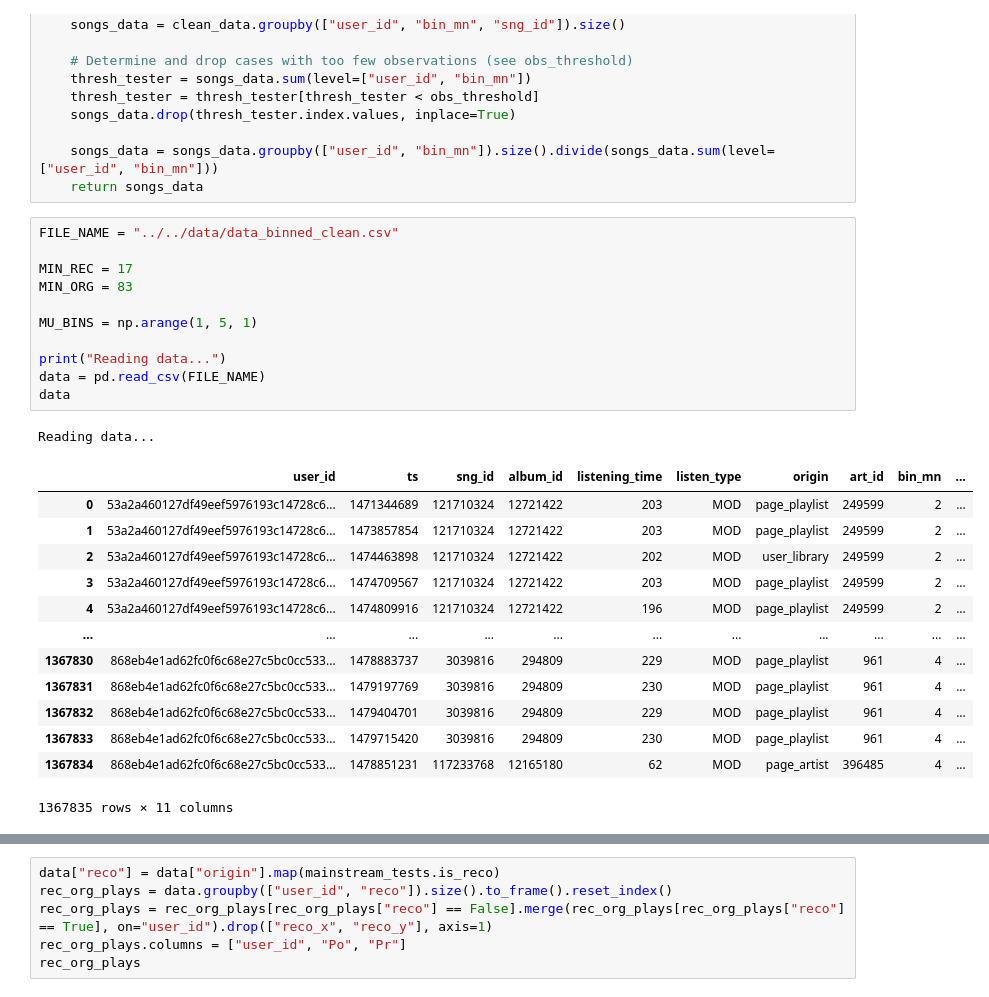
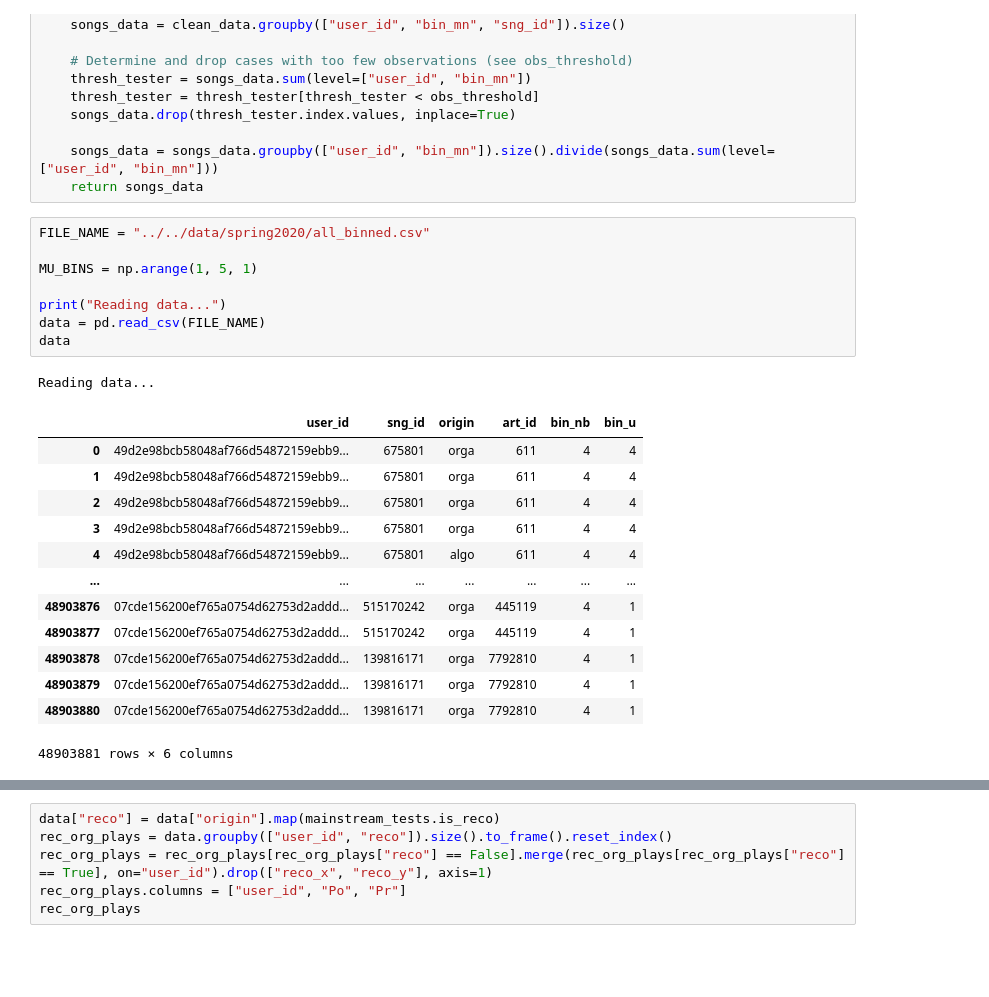
Before and after one commit to QuVil/cmb-recommendation, a Jupyter notebook: src/analysis/exploratory.ipynb, the cells around one changed output, grey strips where cells are left out. Drawn from its saved outputs; the diff is of its cells as text; blank space fills up the shorter version.

```diff
--- a/src/analysis/exploratory.ipynb
+++ b/src/analysis/exploratory.ipynb
@@ -59,31 +56,28 @@ def get_sp_binned(clean_data, obs_threshold=7):
     songs_data = songs_data.groupby(["user_id", "bin_mn"]).size().divide(songs_data.sum(level=["user_id", "bin_mn"]))
     return songs_data
 # %%
-FILE_NAME = "../../data/data_binned_clean.csv"
-
-MIN_REC = 17
-MIN_ORG = 83
+FILE_NAME = "../../data/spring2020/all_binned.csv"
 
 MU_BINS = np.arange(1, 5, 1)
 
 print("Reading data...")
 data = pd.read_csv(FILE_NAME)
 data
 # %% [output]
 Reading data...
-|  | user_id | ts | sng_id | album_id | listening_time | listen_type | origin | art_id | bin_mn | ... |
-| 0 | 53a2a460127df49eef5976193c14728c6... | 1471344689 | 121710324 | 12721422 | 203 | MOD | page_playlist | 249599 | 2 | ... |
-| 1 | 53a2a460127df49eef5976193c14728c6... | 1473857854 | 121710324 | 12721422 | 203 | MOD | page_playlist | 249599 | 2 | ... |
-| 2 | 53a2a460127df49eef5976193c14728c6... | 1474463898 | 121710324 | 12721422 | 202 | MOD | user_library | 249599 | 2 | ... |
-| 3 | 53a2a460127df49eef5976193c14728c6... | 1474709567 | 121710324 | 12721422 | 203 | MOD | page_playlist | 249599 | 2 | ... |
-| 4 | 53a2a460127df49eef5976193c14728c6... | 1474809916 | 121710324 | 12721422 | 196 | MOD | page_playlist | 249599 | 2 | ... |
-| ... | ... | ... | ... | ... | ... | ... | ... | ... | ... | ... |
-| 1367830 | 868eb4e1ad62fc0f6c68e27c5bc0cc533... | 1478883737 | 3039816 | 294809 | 229 | MOD | page_playlist | 961 | 4 | ... |
-| 1367831 | 868eb4e1ad62fc0f6c68e27c5bc0cc533... | 1479197769 | 3039816 | 294809 | 230 | MOD | page_playlist | 961 | 4 | ... |
-| 1367832 | 868eb4e1ad62fc0f6c68e27c5bc0cc533... | 1479404701 | 3039816 | 294809 | 229 | MOD | page_playlist | 961 | 4 | ... |
-| 1367833 | 868eb4e1ad62fc0f6c68e27c5bc0cc533... | 1479715420 | 3039816 | 294809 | 230 | MOD | page_playlist | 961 | 4 | ... |
-| 1367834 | 868eb4e1ad62fc0f6c68e27c5bc0cc533... | 1478851231 | 117233768 | 12165180 | 62 | MOD | page_artist | 396485 | 4 | ... |
+|  | user_id | sng_id | origin | art_id | bin_nb | bin_u |
+| 0 | 49d2e98bcb58048af766d54872159ebb9... | 675801 | orga | 611 | 4 | 4 |
+| 1 | 49d2e98bcb58048af766d54872159ebb9... | 675801 | orga | 611 | 4 | 4 |
+| 2 | 49d2e98bcb58048af766d54872159ebb9... | 675801 | orga | 611 | 4 | 4 |
+| 3 | 49d2e98bcb58048af766d54872159ebb9... | 675801 | orga | 611 | 4 | 4 |
+| 4 | 49d2e98bcb58048af766d54872159ebb9... | 675801 | algo | 611 | 4 | 4 |
+| ... | ... | ... | ... | ... | ... | ... |
+| 48903876 | 07cde156200ef765a0754d62753d2addd... | 515170242 | orga | 445119 | 4 | 1 |
+| 48903877 | 07cde156200ef765a0754d62753d2addd... | 515170242 | orga | 445119 | 4 | 1 |
+| 48903878 | 07cde156200ef765a0754d62753d2addd... | 139816171 | orga | 7792810 | 4 | 1 |
+| 48903879 | 07cde156200ef765a0754d62753d2addd... | 139816171 | orga | 7792810 | 4 | 1 |
+| 48903880 | 07cde156200ef765a0754d62753d2addd... | 139816171 | orga | 7792810 | 4 | 1 |
-1367835 rows × 11 columns
+48903881 rows × 6 columns
 # %%
 # Isolating user bin data
 user_bin_data = data.drop_duplicates("user_id").reset_index().drop("index", axis=1)[["user_id", "bin_u"]]
```
Also changed, not shown: parts of 23 cells of this notebook, 21 other files.
